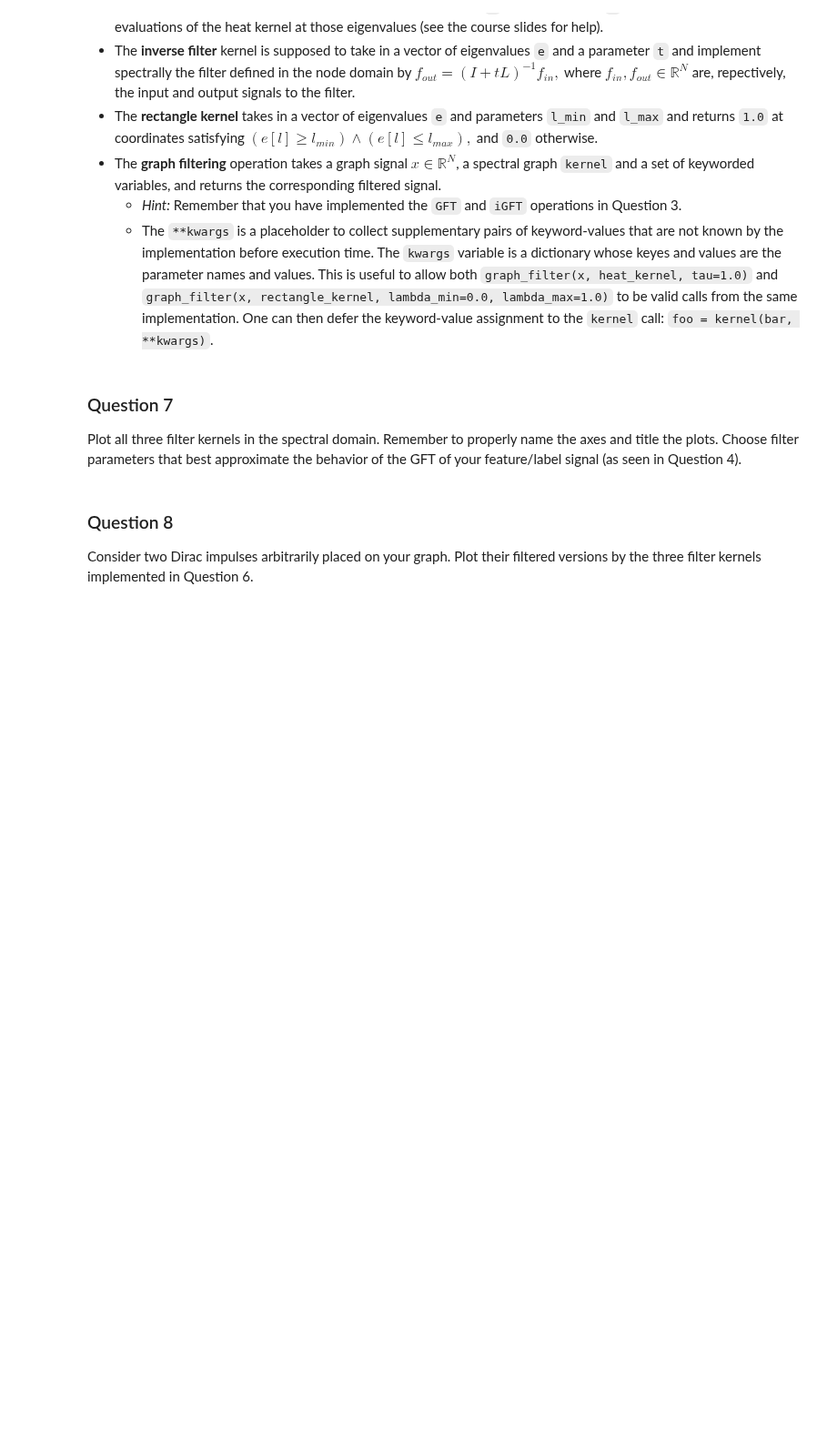
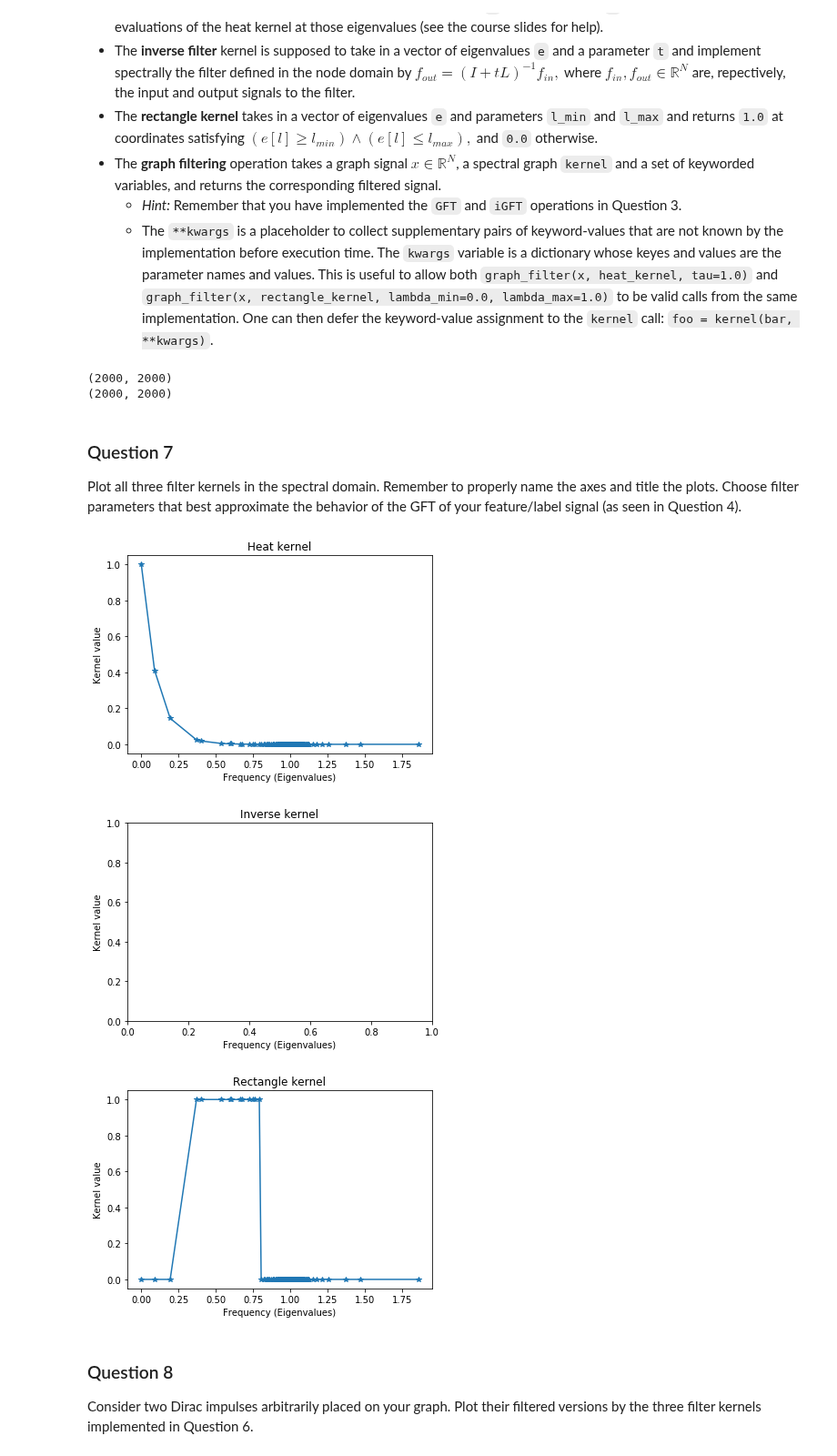
Before and after one commit to senakicir/ntds_project, a Jupyter notebook: 4_graph_signal_processing.ipynb, the cells around one changed output. Shown at 91% size. Saved outputs shown, nothing was run; the diff lists cells and outputs as text; code cells hidden in the pictures; blank space fills up the shorter version.

```diff
--- a/4_graph_signal_processing.ipynb
+++ b/4_graph_signal_processing.ipynb
@@ -253,3 +241,27 @@ def graph_filter(x, kernel, **kwargs):
+# %%
+def heat_kernel(e, t):
+    return np.exp(-e*t)#/(e[-1]*1.01))
+
+def inverse_kernel(e, t):
+    return np.linalg.inv(np.eye(n_nodes)+t*L)
+
+def rectangle_kernel(e, l_min, l_max):
+    kernel = np.zeros([n_nodes,])
+    kernel[np.logical_and(e >= l_min, e <= l_max)] = 1
+    return kernel
+
+def graph_filter(x, kernel, **kwargs):
+    gft_x = GFT(x)
+    out_kernel = kernel(e, **kwargs)
+    print(out_kernel.shape)
+    filtered_x = iGFT(out_kernel*gft_x)
+    return filtered_x
+# %%
+filtered_s = graph_filter(s, inverse_kernel, t=10)
+print(filtered_s.shape)
+# %% [output]
+(2000, 2000)
+(2000, 2000)
 # %% [markdown]
 ### Question 7
 
@@ -259,3 +269,34 @@ Plot all three filter kernels in the spectral domain. Remember to properly name
+# %%
+# Your code here.
+heat_kernel_res = heat_kernel(e, t=10)
+rectangle_kernel_res = rectangle_kernel(e, l_min = 0.2, l_max = 0.8)
+
+fig = plt.figure()
+plt.plot(e, heat_kernel_res, marker = "*")
+plt.title("Heat kernel")
+plt.xlabel("Frequency (Eigenvalues)")
+plt.ylabel("Kernel value")
+plt.show()
+plt.close(fig)
+
+fig = plt.figure()
+plt.title("Inverse kernel")
+plt.xlabel("Frequency (Eigenvalues)")
+plt.ylabel("Kernel value")
+plt.show()
+plt.close(fig)
+
+fig = plt.figure()
+plt.plot(e, rectangle_kernel_res, marker = "*")
+plt.title("Rectangle kernel")
+plt.xlabel("Frequency (Eigenvalues)")
+plt.ylabel("Kernel value")
+plt.show()
+plt.close(fig)
+# %% [output]
+[figure, added]
+[figure, added]
+[figure, added]
 # %% [markdown]
 ### Question 8
 
```
Also changed, not shown: parts of 12 cells of this notebook.
